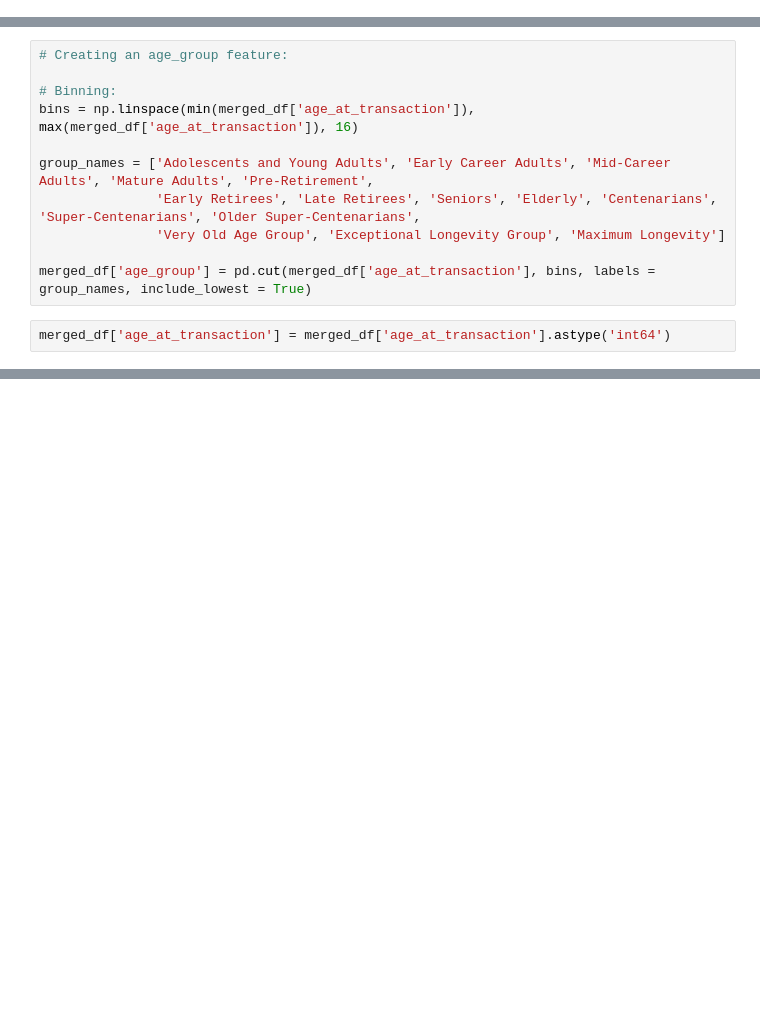
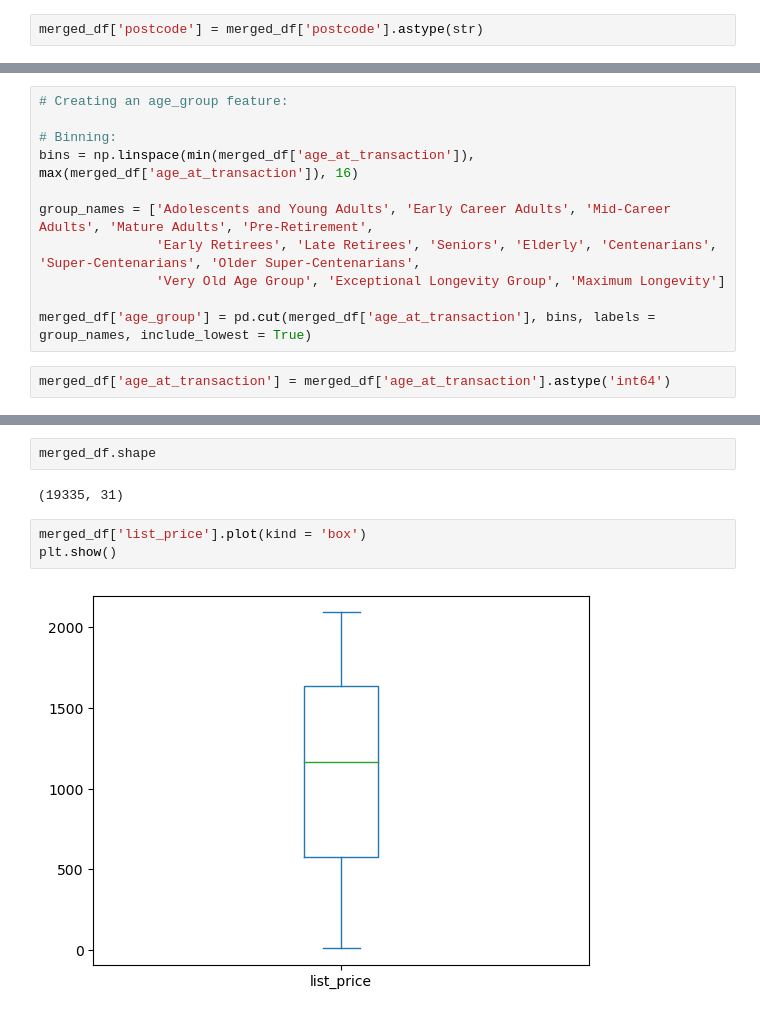
Before and after one commit to Marilyn-Rose/KPMG-Data-Analytics-and-Modelling-Project, a Jupyter notebook: KPMG for Sprocket Central Pty Ltd.ipynb, the cells around one changed output, grey strips where cells are left out. Cells and saved outputs as stored; diff of their text form; blank space fills up the shorter version.

```diff
--- a/KPMG for Sprocket Central Pty Ltd.ipynb
+++ b/KPMG for Sprocket Central Pty Ltd.ipynb
@@ -667,5 +667,7 @@ merged_df
 | 19367 | 3500 | Josy | Fleeman | Female | 71 | 1967-07-21 | Business Systems Development Analyst | ... |
 | 19368 | 3500 | Josy | Fleeman | Female | 71 | 1967-07-21 | Business Systems Development Analyst | ... |
 19335 rows × 29 columns
+# %%
+merged_df['postcode'] = merged_df['postcode'].astype(str)
 # %%
 # merged_df.to_excel('KPMG_cleaned_data.xlsx', index=False, encoding = 'utf-8', engine='openpyxl')
@@ -859,0 +909,9 @@ plt.pyplot.scatter(merged_df['brand'], merged_df['list_price'])
+# %%
+merged_df.shape
+# %% [output]
+(19335, 31)
+# %%
+merged_df['list_price'].plot(kind = 'box')
+plt.show()
+# %% [output]
+[figure, added]
```
Also changed, not shown: parts of 34 cells of this notebook.
